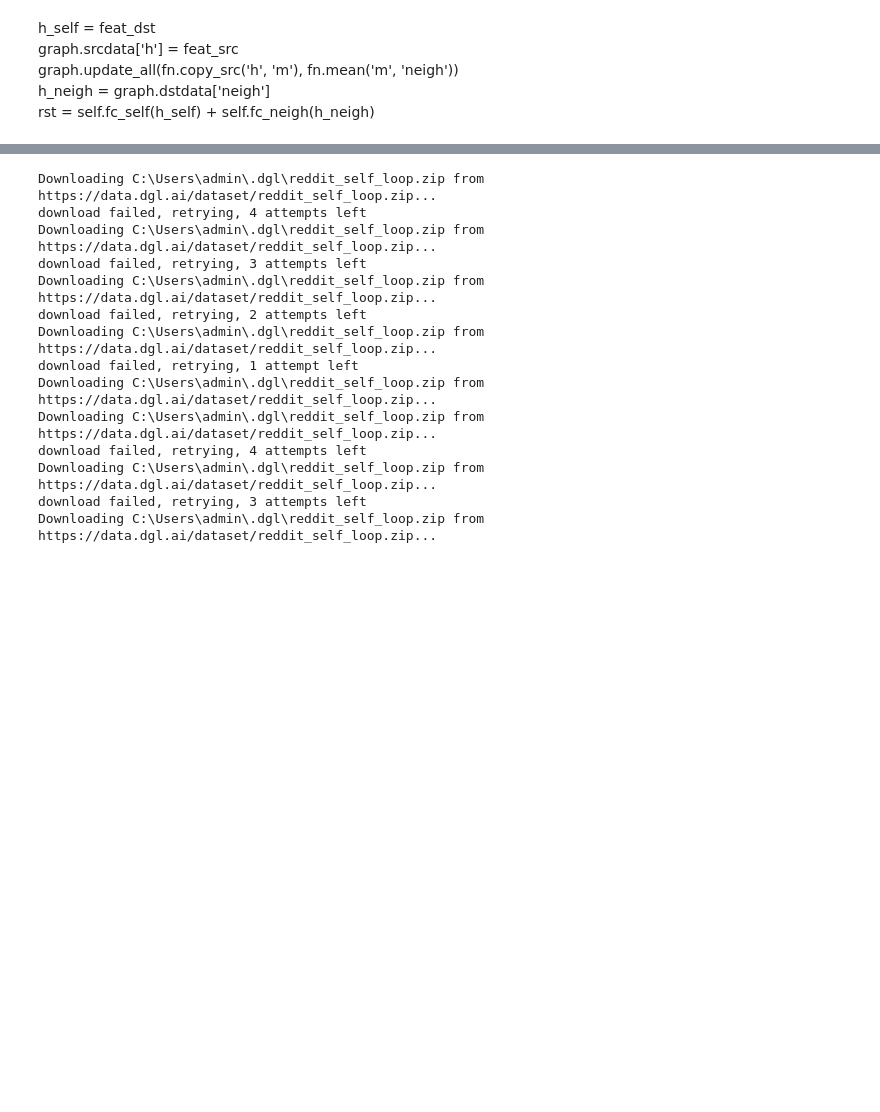
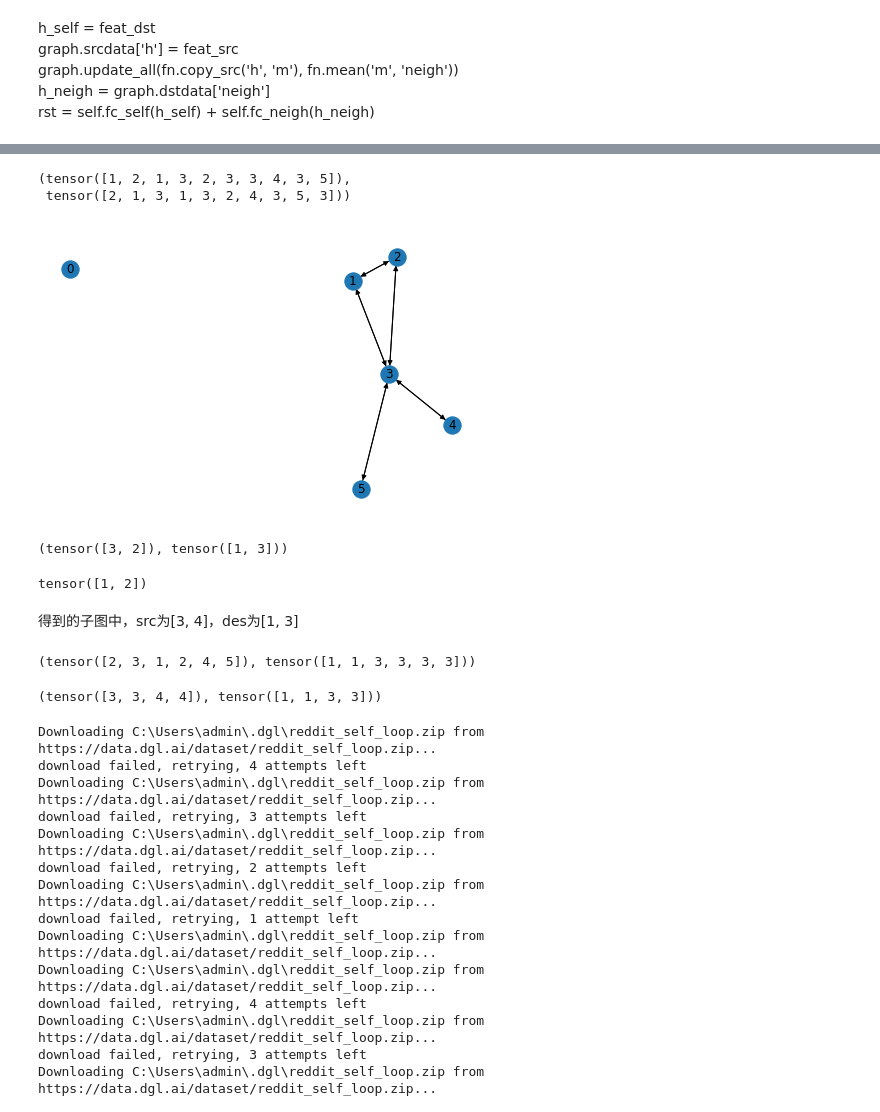
Before and after one commit to Stonesusu/graphDL, a Jupyter notebook: GraphSAGE源码解析.ipynb, the cells around one changed output, grey strips where cells are left out. Saved outputs shown, nothing was run; the diff lists cells and outputs as text; code cells hidden in the pictures; blank space fills up the shorter version.

```diff
--- a/GraphSAGE源码解析.ipynb
+++ b/GraphSAGE源码解析.ipynb
@@ -340,5 +371,46 @@ rst = self.fc_self(h_self) + self.fc_neigh(h_neigh)
 # %% [markdown]
 ![image.png](attachment:image.png)
+# %%
+g = dgl.graph(([1,2, 1, 3, 2, 3,3,4,3,5], [2, 1, 3, 1, 3, 2,4,3,5,3]))
+
+# the weights
+g.edata['prob'] = torch.FloatTensor([0., 1., 0., 1., 0., 1.,0., 1., 0., 1.])
+# %%
+g.edges(order='eid')
+# %% [output]
+(tensor([1, 2, 1, 3, 2, 3, 3, 4, 3, 5]),
+ tensor([2, 1, 3, 1, 3, 2, 4, 3, 5, 3]))
+# %%
+import networkx as nx
+nx_G = g.to_networkx()
+pos=nx.spring_layout(nx_G)
+nx.draw(nx_G, pos, with_labels=True)
+# %% [output]
+[figure, added]
+# %%
+sg = dgl.sampling.sample_neighbors(g, [1, 3], 1)
+sg.edges(order='eid')
+# %% [output]
+(tensor([3, 2]), tensor([1, 3]))
+# %%
+sg.edata[dgl.EID]
+# %% [output]
+tensor([1, 2])
+# %% [markdown]
+得到的子图中，src为[3, 4]，des为[1, 3]
+# %%
+#当fanout大于邻居数，replace=False,无放回，取全部邻居节点
+#With fanout greater than the number of actual neighbors and without replacement, DGL will take all neighbors instead
+sg = dgl.sampling.sample_neighbors(g, [1, 3], 4,prob='prob')
+sg.edges(order='eid')
+# %% [output]
+(tensor([2, 3, 1, 2, 4, 5]), tensor([1, 1, 3, 3, 3, 3]))
+# %%
+#replace=True,有放回
+sg = dgl.sampling.sample_neighbors(g, [1, 3], 2,prob='prob',replace=True)
+sg.edges(order='eid')
+# %% [output]
+(tensor([3, 3, 4, 4]), tensor([1, 1, 3, 3]))
 # %%
 import dgl
 import numpy as np
```
Also changed, not shown: parts of 4 cells of this notebook.
